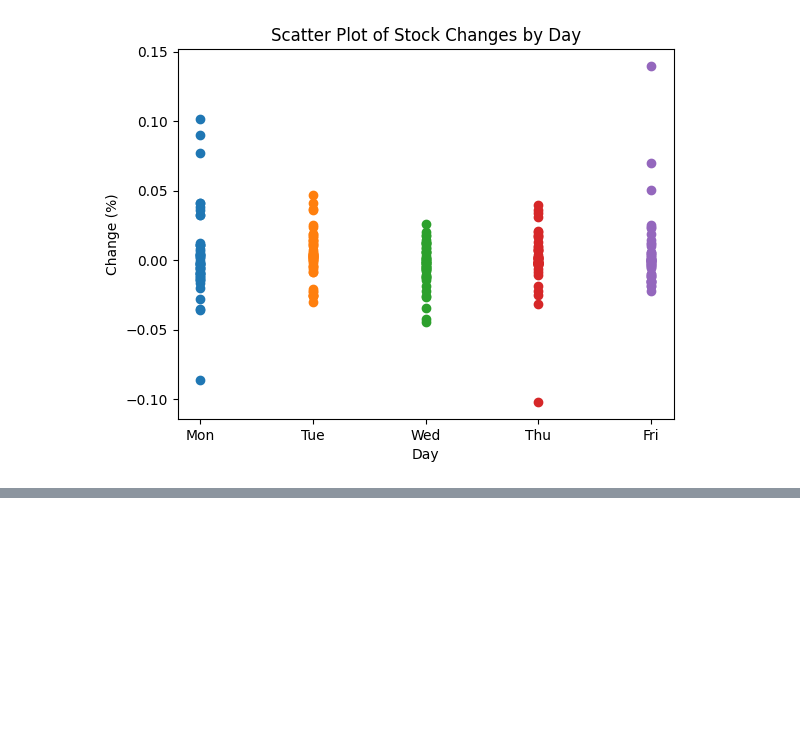
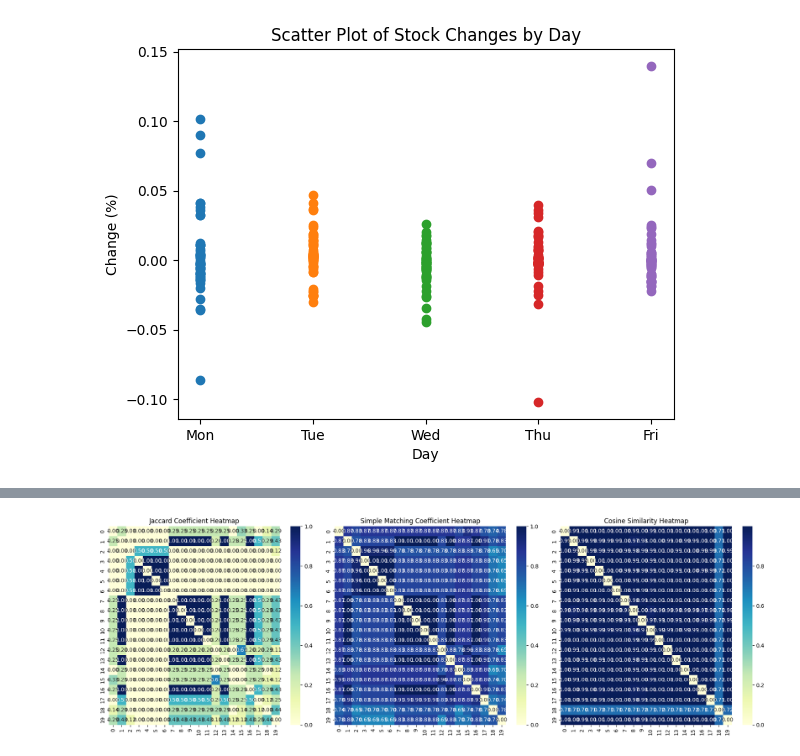
Before and after one commit to Tharun173/CSE22173-ML-LAB, a Jupyter notebook: Lab02.ipynb, the cells around one changed output, grey strips where cells are left out. Cells and saved outputs as stored; diff of their text form; code cells hidden in the pictures; blank space fills up the shorter version.

```diff
--- a/Lab02.ipynb
+++ b/Lab02.ipynb
@@ -221,0 +277,15 @@ dtype: object
+# %%
+for i in cat_cols:
+    has_missing_values = thyroid_data[i].isnull().any()
+    if has_missing_values:
+        print(f"The column '{i}' has missing values.")
+# %%
+from sklearn.preprocessing import MinMaxScaler
+
+# Instantiate the scaler
+min_max_scaler = MinMaxScaler()
+
+# Apply to numeric columns that need normalization
+for col in num_cols:
+    thyroid_data[col] = min_max_scaler.fit_transform(thyroid_data[[col]])
+    print(thyroid_data[col])
@@ -221,0 +412,70 @@ dtype: object
+# %%
+import pandas as pd
+import numpy as np
+import seaborn as sns
+import matplotlib.pyplot as plt
+
+# Extract the first 20 observation vectors
+n = 20
+data_subset = thyroid_data.head(n)
+
+# Initialize matrices to store similarity measures
+jc_matrix = np.zeros((n, n))
+smc_matrix = np.zeros((n, n))
+cosine_matrix = np.zeros((n, n))
+
+# Define a function to compute Jaccard Coefficient
+def compute_jaccard(vec1, vec2):
+    a = np.sum((vec1 == 1) & (vec2 == 1))  # Both are 1
+    b = np.sum((vec1 == 1) & (vec2 == 0))  # First is 1, second is 0
+    c = np.sum((vec1 == 0) & (vec2 == 1))  # First is 0, second is 1
+    return a / (a + b + c) if (a + b + c) > 0 else 0
+
+# Define a function to compute Simple Matching Coefficient
+def compute_smc(vec1, vec2):
+    a = np.sum((vec1 == 1) & (vec2 == 1))  # Both are 1
+    d = np.sum((vec1 == 0) & (vec2 == 0))  # Both are 0
+    return (a + d) / (a + np.sum((vec1 == 1) & (vec2 == 0)) + np.sum((vec1 == 0) & (vec2 == 1)) + d)
+
+# Define a function to compute Cosine Similarity
+def compute_cosine(vec1, vec2):
+    dot_product = np.dot(vec1, vec2)
+    magnitude_vec1 = np.sqrt(np.dot(vec1, vec1))
+    magnitude_vec2 = np.sqrt(np.dot(vec2, vec2))
+    return dot_product / (magnitude_vec1 * magnitude_vec2) if (magnitude_vec1 * magnitude_vec2) > 0 else 0
+
+# Calculate similarity measures
+for i in range(n):
+    for j in range(n):
+        if i != j:
+            vec1 = data_subset.iloc[i]
+            vec2 = data_subset.iloc[j]
+
+            # Convert to numeric and handle missing values
+            vec1 = pd.to_numeric(vec1, errors='coerce').fillna(0)
+            vec2 = pd.to_numeric(vec2, errors='coerce').fillna(0)
+
+            # Compute and store similarities
+            jc_matrix[i, j] = compute_jaccard(vec1, vec2)
+            smc_matrix[i, j] = compute_smc(vec1, vec2)
+            cosine_matrix[i, j] = compute_cosine(vec1, vec2)
+
+# Plot heatmaps
+plt.figure(figsize=(18, 6))
+
+plt.subplot(1, 3, 1)
+sns.heatmap(jc_matrix, cmap='YlGnBu', annot=True, fmt=".2f")
+plt.title('Jaccard Coefficient Heatmap')
+
+plt.subplot(1, 3, 2)
+sns.heatmap(smc_matrix, cmap='YlGnBu', annot=True, fmt=".2f")
+plt.title('Simple Matching Coefficient Heatmap')
+
+plt.subplot(1, 3, 3)
+sns.heatmap(cosine_matrix, cmap='YlGnBu', annot=True, fmt=".2f")
+plt.title('Cosine Similarity Heatmap')
+
+plt.tight_layout()
+plt.show()
+# %% [output]
+[figure, added]
```
Also changed, not shown: parts of 7 cells of this notebook.
